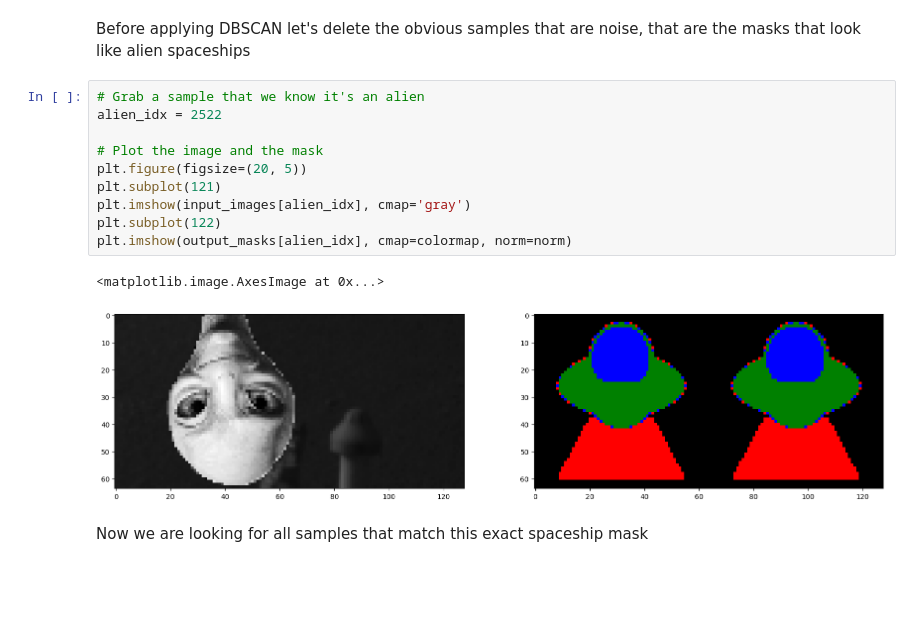
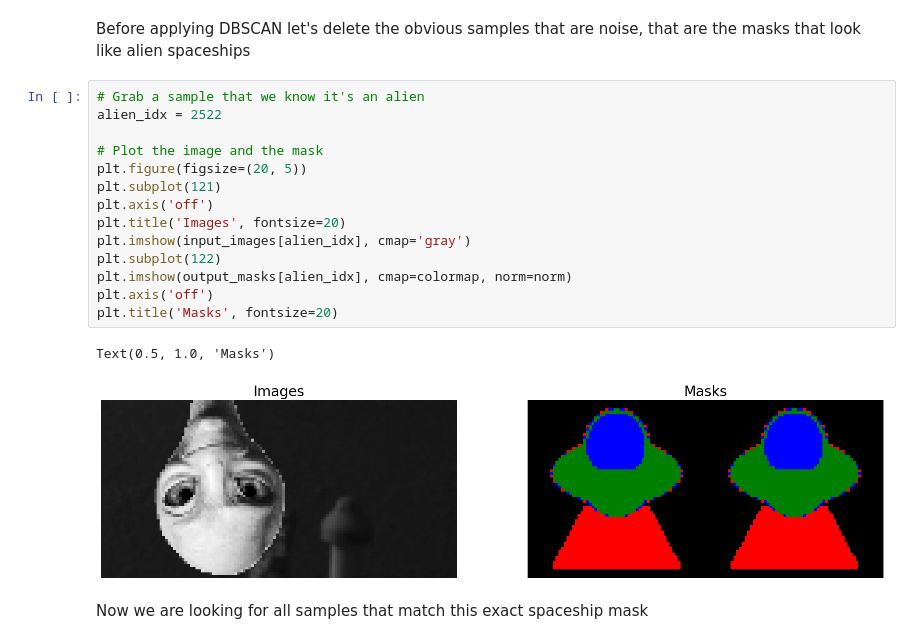
Before and after one commit to sissamatteo29/MarsTerrainSemanticSegmentation, a Jupyter notebook: Notebooks/data-wrangling.ipynb, the cells around one changed output. Cells and saved outputs as stored; diff of their text form; blank space fills up the shorter version.

```diff
--- a/Notebooks/data-wrangling.ipynb
+++ b/Notebooks/data-wrangling.ipynb
@@ -117,16 +140,20 @@ Before applying DBSCAN let's delete the obvious samples that are noise, that are
 # %%
 # Grab a sample that we know it's an alien
 alien_idx = 2522
 
 # Plot the image and the mask
 plt.figure(figsize=(20, 5))
 plt.subplot(121)
+plt.axis('off')
+plt.title('Images', fontsize=20)
 plt.imshow(input_images[alien_idx], cmap='gray')
 plt.subplot(122)
 plt.imshow(output_masks[alien_idx], cmap=colormap, norm=norm)
+plt.axis('off')
+plt.title('Masks', fontsize=20)
 # %% [output]
-<matplotlib.image.AxesImage at 0x...>
+Text(0.5, 1.0, 'Masks')
-[figure, old version]
+[figure, new version]
 # %% [markdown]
 Now we are looking for all samples that match this exact spaceship mask
 # %%
```
Also changed, not shown: parts of 12 cells of this notebook, 1 other file.
